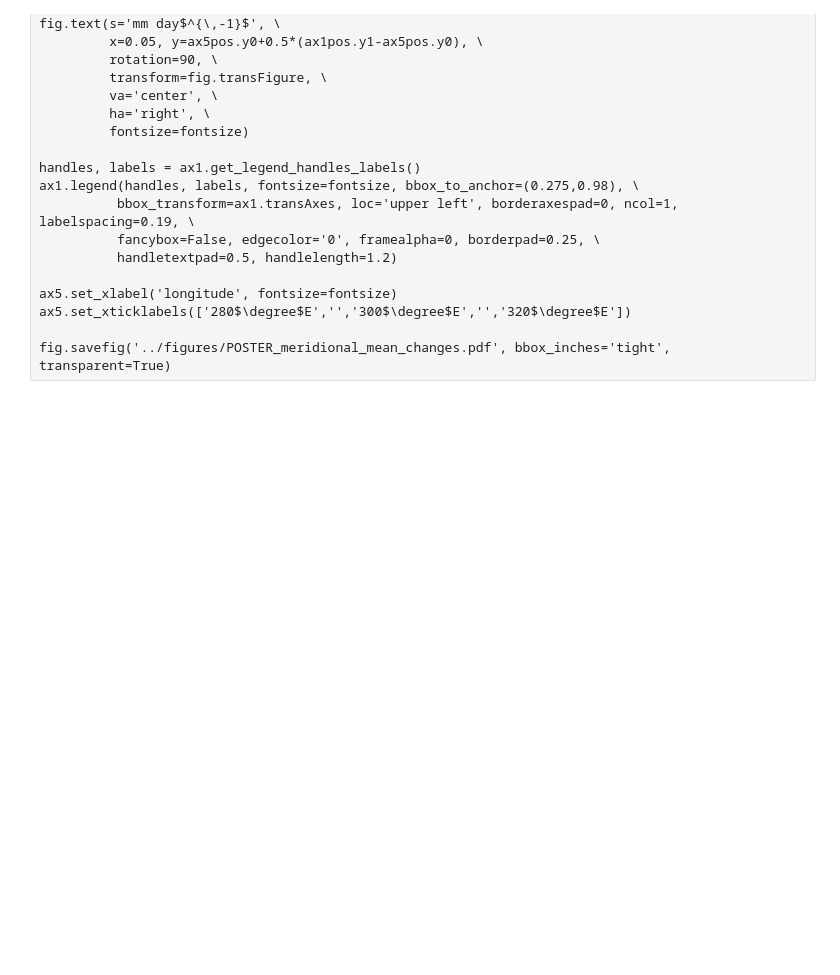
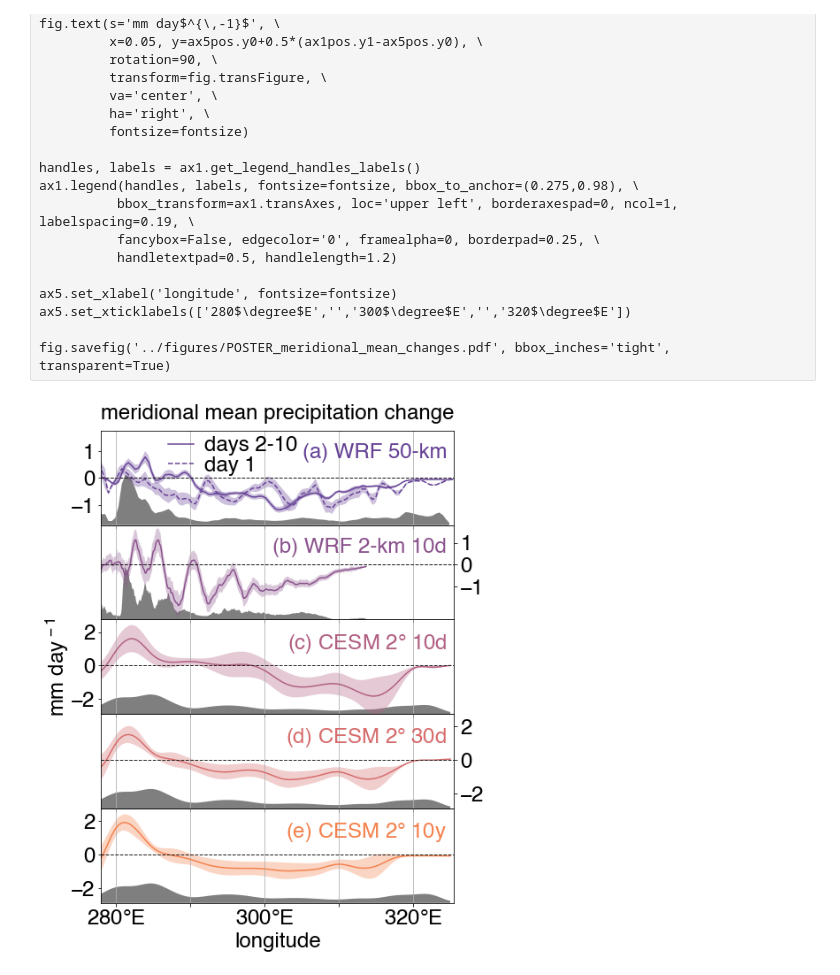
Before and after one commit to bairdlangenbrunner/amazon-phys-response-paper, a Jupyter notebook: scripts/POSTER_meridional_mean_precip_changes.ipynb, the cells around one changed output. Cells and saved outputs as stored; diff of their text form; code cells hidden in the pictures; blank space fills up the shorter version.

Commit message:
poster figure for meridional mean precip change

```diff
--- a/scripts/POSTER_meridional_mean_precip_changes.ipynb
+++ b/scripts/POSTER_meridional_mean_precip_changes.ipynb
@@ -567,11 +581,11 @@ colors = [cmocean.cm.thermal(0.3),\
           cmocean.cm.thermal(0.6),\
           cmocean.cm.thermal(0.7)]
 
-fontsize = 12
+fontsize = 24
 
 topo_color = '0.5'
 
-fig = mp.figure(figsize=(6,8))
+fig = mp.figure(figsize=(6.5,8))
 
 ymax = 3250.#1920.6472595214843
 ##################################################
@@ -774,34 +788,36 @@ ax5.set_facecolor('None')
                  fontsize=fontsize, \
                  color=colors[i], \
                  transform=ax_list[i].transAxes) for i in range(5)]
 
 ax1pos = ax1.get_position()
 ax4pos = ax4.get_position()
 ax5pos = ax5.get_position()
 fig.text(s='mm day$^{\,-1}$', \
-         x=0.05, y=ax5pos.y0+0.5*(ax1pos.y1-ax5pos.y0), \
+         x=-0.01, y=ax5pos.y0+0.5*(ax1pos.y1-ax5pos.y0), \
          rotation=90, \
          transform=fig.transFigure, \
          va='center', \
          ha='right', \
          fontsize=fontsize)
 
 handles, labels = ax1.get_legend_handles_labels()
-ax1.legend(handles, labels, fontsize=fontsize, bbox_to_anchor=(0.275,0.999), \
-          bbox_transform=ax1.transAxes, loc='upper left', borderaxespad=0, ncol=1, labelspacing=0.05, \
+ax1.legend(handles, labels, fontsize=fontsize, bbox_to_anchor=(0.175,0.999), \
+          bbox_transform=ax1.transAxes, loc='upper left', borderaxespad=0, ncol=1, labelspacing=0.01, \
           fancybox=False, edgecolor='0', framealpha=0, borderpad=0.25, \
           handletextpad=0.5, handlelength=1.2)
 
 ax5.set_xlabel('longitude', fontsize=fontsize)
 ax5.set_xticklabels(['280$\degree$E','','300$\degree$E','','320$\degree$E'])
 
-ax1.set_ylim(-2.5,1.8)
+ax1.set_ylim(-1.75,1.75)
 ax2.set_ylim(-2.5,1.8)
 ax3.set_ylim(-2.9,2.75)
 ax4.set_ylim(-2.9,2.75)
 ax5.set_ylim(-2.9,2.75)
 
 ax1.text(s='meridional mean precipitation change', x=0.5, y=1.075, \
          ha='center', va='bottom', \
          transform=ax1.transAxes, fontsize=fontsize)
 fig.savefig('../figures/POSTER_meridional_mean_changes.pdf', bbox_inches='tight', transparent=True)
+# %% [output]
+[figure, added]
```
Also changed, not shown: parts of 3 cells of this notebook, 3 other files.
